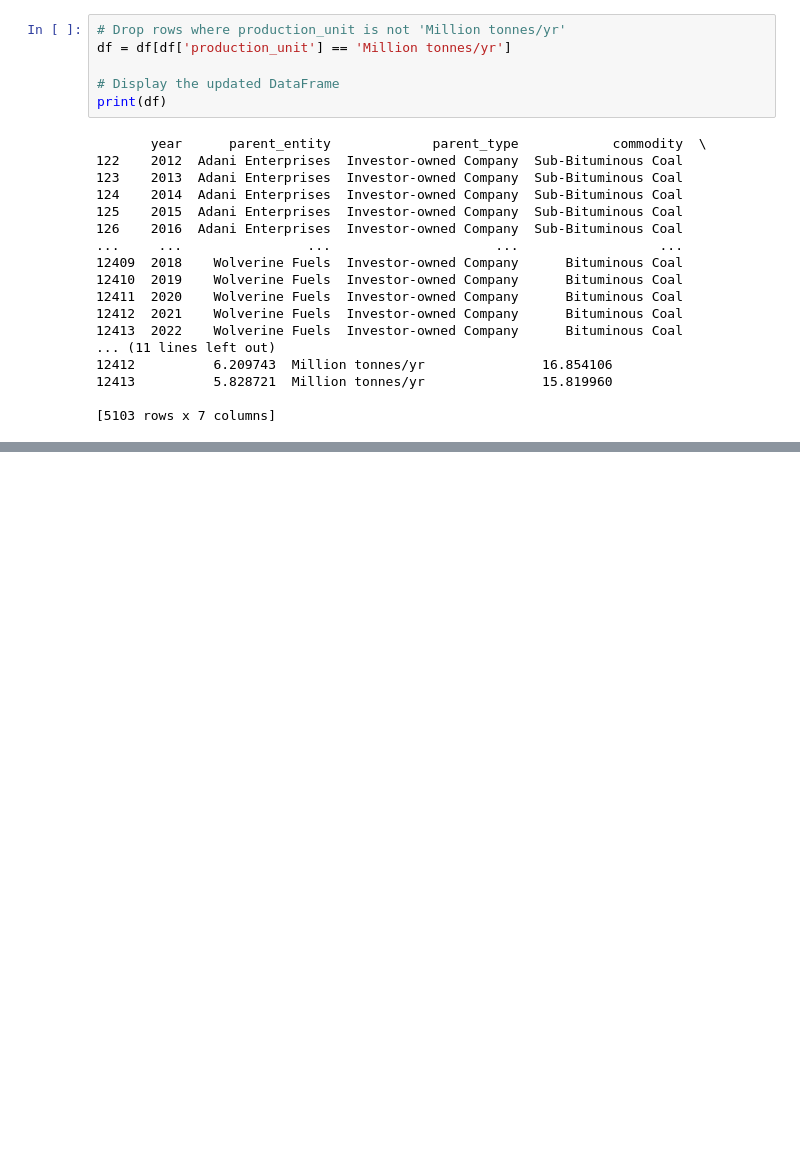
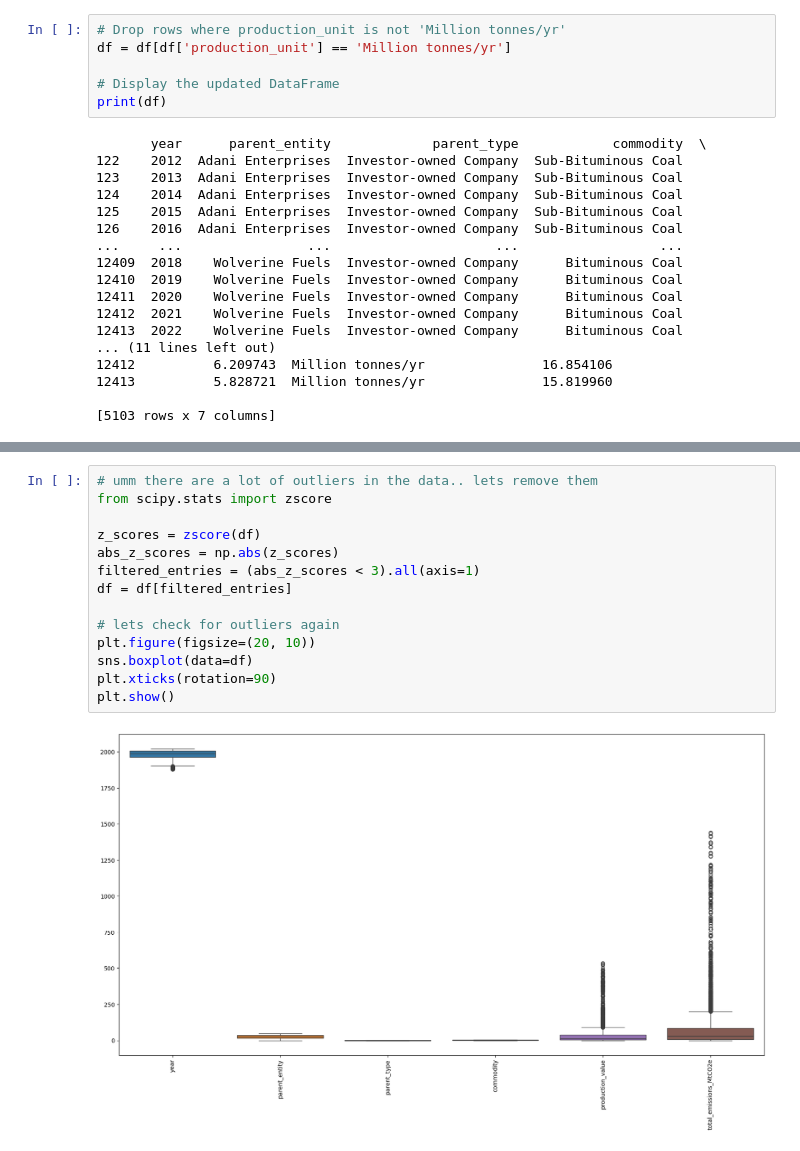
Before and after one commit to KanishkThamman/Carbon, a Jupyter notebook: Pricdictor.ipynb, the cells around one changed output, grey strips where cells are left out. Cells and saved outputs as stored; diff of their text form; blank space fills up the shorter version.

```diff
--- a/Pricdictor.ipynb
+++ b/Pricdictor.ipynb
@@ -107,0 +185,16 @@ print(df)
+# %%
+# umm there are a lot of outliers in the data.. lets remove them
+from scipy.stats import zscore
+
+z_scores = zscore(df)
+abs_z_scores = np.abs(z_scores)
+filtered_entries = (abs_z_scores < 3).all(axis=1)
+df = df[filtered_entries]
+
+# lets check for outliers again
+plt.figure(figsize=(20, 10))
+sns.boxplot(data=df)
+plt.xticks(rotation=90)
+plt.show()
+# %% [output]
+[figure, added]
```
Also changed, not shown: parts of 29 cells of this notebook.
